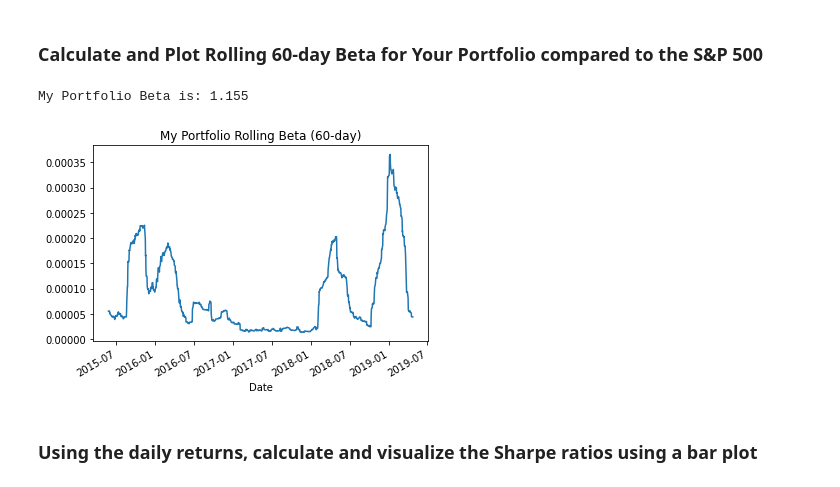
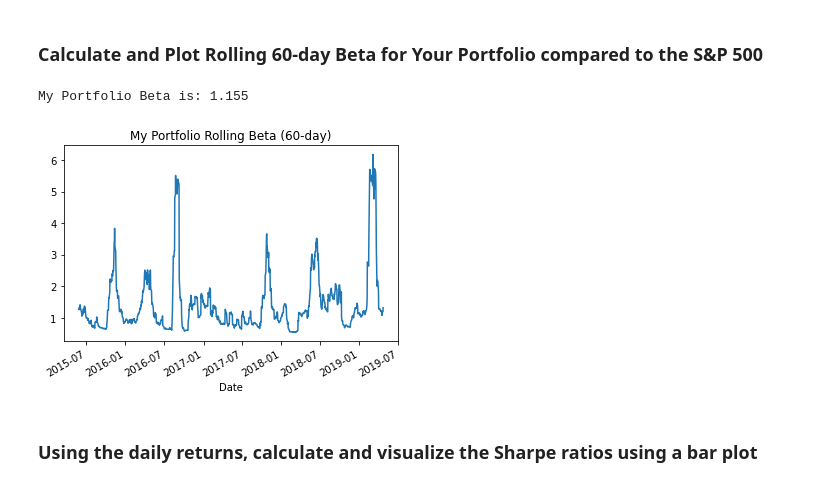
Before and after one commit to al-gladkow/Whale-Analysis, a Jupyter notebook: challenge-files/whale_analysis.ipynb, the cells around one changed output. Saved outputs shown, nothing was run; the diff lists cells and outputs as text; code cells hidden in the pictures.

```diff
--- a/challenge-files/whale_analysis.ipynb
+++ b/challenge-files/whale_analysis.ipynb
@@ -541,21 +545,21 @@ plt.title('Portfolio Correlation');
 # %%
 # Calculate and plot Beta
 # Calculate covariance of a single portfolio
 myport_covar = final_df['MY PORTFOLIO'].cov(final_df['SP500'])
 
 # Calculate variance of S&P 500
 sp500_var = final_df['SP500'].var()
 
 # Computing beta
 myport_beta = round(myport_covar/sp500_var, 3)
 print(f'My Portfolio Beta is: {myport_beta}')
 
 # Plot beta trend
-final_df['MY PORTFOLIO'].rolling(window=60).cov(final_df['SP500']).plot()
+(final_df['MY PORTFOLIO'].rolling(window=60).cov(final_df['SP500'])/final_df['SP500'].rolling(window=30).var()).plot()
 plt.title('My Portfolio Rolling Beta (60-day)');
 # %% [output]
 My Portfolio Beta is: 1.155
-[figure, old version]
+[figure, new version]
 # %% [markdown]
 ### Using the daily returns, calculate and visualize the Sharpe ratios using a bar plot
 # %%
```
Also changed, not shown: parts of 5 cells of this notebook.
